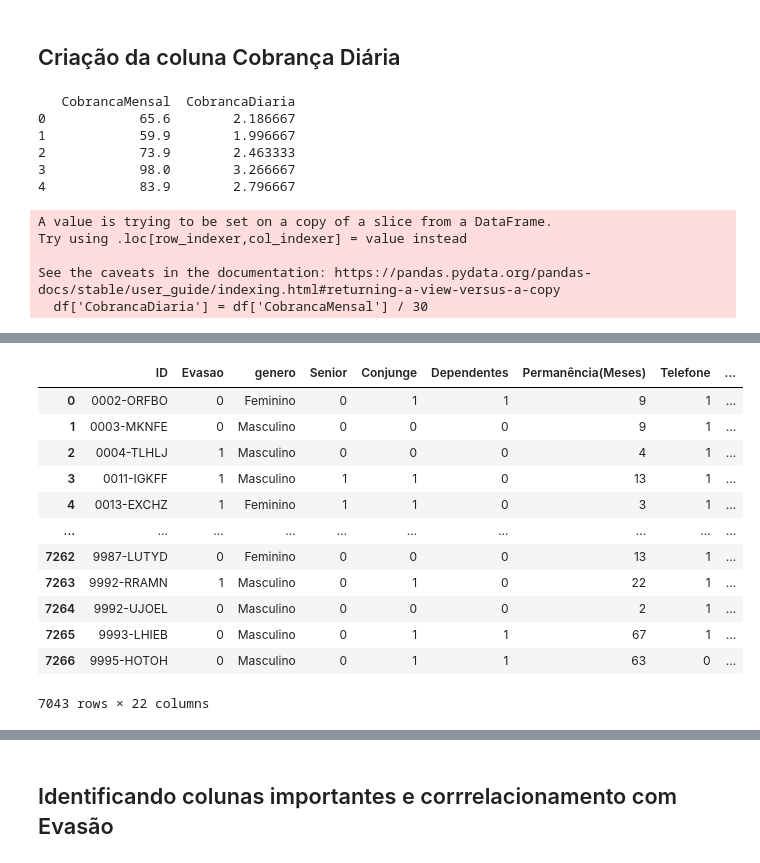
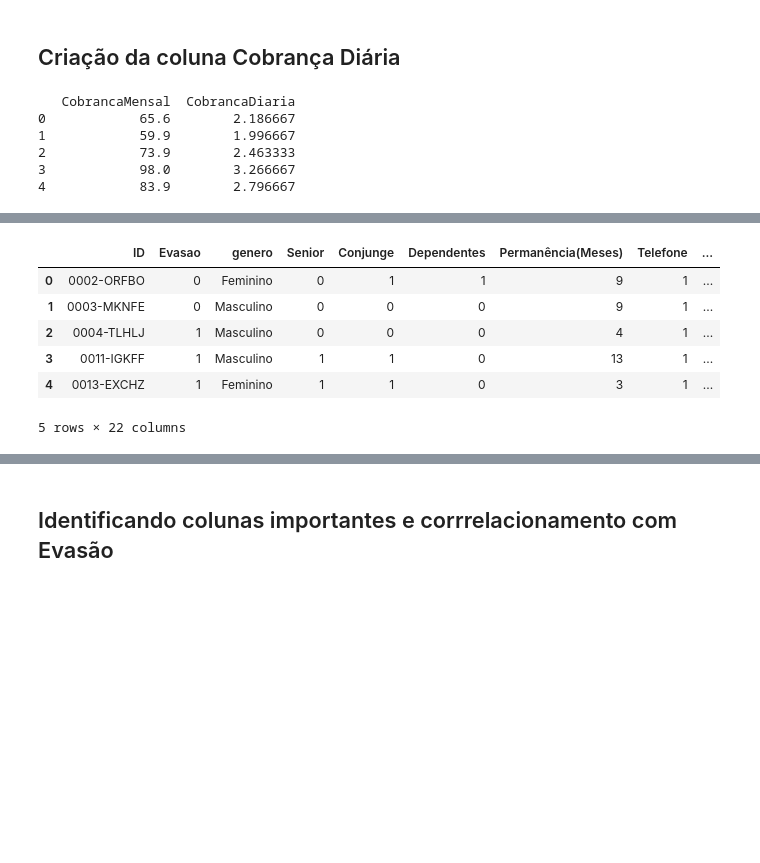
Before and after one commit to alexandregv22/Desafio_TelecomX, a Jupyter notebook: TelecomX_BR.ipynb, the cells around one changed output, grey strips where cells are left out. Cells and saved outputs as stored; diff of their text form; code cells hidden in the pictures; blank space fills up the shorter version.

```diff
--- a/TelecomX_BR.ipynb
+++ b/TelecomX_BR.ipynb
@@ -98,6 +142,7 @@ df
       'phone.PhoneService': 'Telefone',
       'phone.MultipleLines': 'MultiplasLinhas',
       'internet.InternetService': 'ServicoInternet',
+      'internet.OnlineSecurity': 'Seguranca',
       'internet.OnlineBackup': 'BackupOnline',
       'internet.DeviceProtection': 'Protecao',
       'internet.TechSupport': 'Suporte',
@@ -123,7 +168,7 @@ df
   if 'genero' in df.columns:
       df['genero'] = df['genero'].map(map_genero)
 
-  for col in ['Conjunge', 'Dependentes', 'Telefone', 'MultiplasLinhas',
+  for col in ['Conjunge', 'Dependentes', 'Telefone', 'MultiplasLinhas', 'Seguranca',
               'BackupOnline', 'Protecao', 'Suporte',
               'TV', 'Filmes', 'Fatura', 'Evasao']:
       if col in df.columns:
@@ -251,6 +280,11 @@ max             72.000000      118.750000
 # %%
-df_binario = df.replace({'Sim': 1, 'Não': 0, 'sim': 1, 'não': 0})
-df_binario
+pd.set_option('future.no_silent_downcasting', True)
+df_binario = (
+    df.replace({'Sim': 1, 'Não': 0, 'sim': 1, 'não': 0})
+      .infer_objects(copy=False)
+)
+
+df_binario.head()
 # %% [output]
 |  | ID | Evasao | genero | Senior | Conjunge | Dependentes | Permanência(Meses) | Telefone | ... |
 | 0 | 0002-ORFBO | 0.0 | Feminino | 0 | 1 | 1 | 9 | 1 | ... |
@@ -388,7 +416,8 @@ df
 ## Criação da coluna Cobrança Diária
 # %%
 #@title Criação da coluna Cobrança Diária
-df['CobrancaDiaria'] = df['CobrancaMensal'] / 30
+df = df.copy()
+df.loc[:, 'CobrancaDiaria'] = df['CobrancaMensal'] / 30
 
 # Conferir as primeiras linhas
 print(df[['CobrancaMensal', 'CobrancaDiaria']].head())
@@ -399,11 +428,6 @@ print(df[['CobrancaMensal', 'CobrancaDiaria']].head())
 2            73.9        2.463333
 3            98.0        3.266667
 4            83.9        2.796667
-A value is trying to be set on a copy of a slice from a DataFrame.
-Try using .loc[row_indexer,col_indexer] = value instead
-
-See the caveats in the documentation: https://pandas.pydata.org/pandas-docs/stable/user_guide/indexing.html#returning-a-view-versus-a-copy
-  df['CobrancaDiaria'] = df['CobrancaMensal'] / 30
 # %%
 df.info()
 # %% [output]
@@ -425,22 +449,21 @@ Data columns (total 22 columns):
 dtypes: float64(3), int64(2), object(17)
 memory usage: 1.2+ MB
 # %%
-df_binario = df.replace({'Sim': 1, 'Não': 0, 'sim': 1, 'não': 0})
-df_binario
+pd.set_option('future.no_silent_downcasting', True)
+df_binario = (
+    df.replace({'Sim': 1, 'Não': 0, 'sim': 1, 'não': 0})
+      .infer_objects(copy=False)
+)
+
+df_binario.head()
 # %% [output]
 |  | ID | Evasao | genero | Senior | Conjunge | Dependentes | Permanência(Meses) | Telefone | ... |
 | 0 | 0002-ORFBO | 0 | Feminino | 0 | 1 | 1 | 9 | 1 | ... |
 | 1 | 0003-MKNFE | 0 | Masculino | 0 | 0 | 0 | 9 | 1 | ... |
 | 2 | 0004-TLHLJ | 1 | Masculino | 0 | 0 | 0 | 4 | 1 | ... |
 | 3 | 0011-IGKFF | 1 | Masculino | 1 | 1 | 0 | 13 | 1 | ... |
 | 4 | 0013-EXCHZ | 1 | Feminino | 1 | 1 | 0 | 3 | 1 | ... |
-| ... | ... | ... | ... | ... | ... | ... | ... | ... | ... |
-| 7262 | 9987-LUTYD | 0 | Feminino | 0 | 0 | 0 | 13 | 1 | ... |
-| 7263 | 9992-RRAMN | 1 | Masculino | 0 | 1 | 0 | 22 | 1 | ... |
-| 7264 | 9992-UJOEL | 0 | Masculino | 0 | 0 | 0 | 2 | 1 | ... |
-| 7265 | 9993-LHIEB | 0 | Masculino | 0 | 1 | 1 | 67 | 1 | ... |
-| 7266 | 9995-HOTOH | 0 | Masculino | 0 | 1 | 1 | 63 | 0 | ... |
-7043 rows × 22 columns
+5 rows × 22 columns
 # %%
 df_binario.info()
 # %% [output]
```
Also changed, not shown: parts of 15 cells of this notebook.
